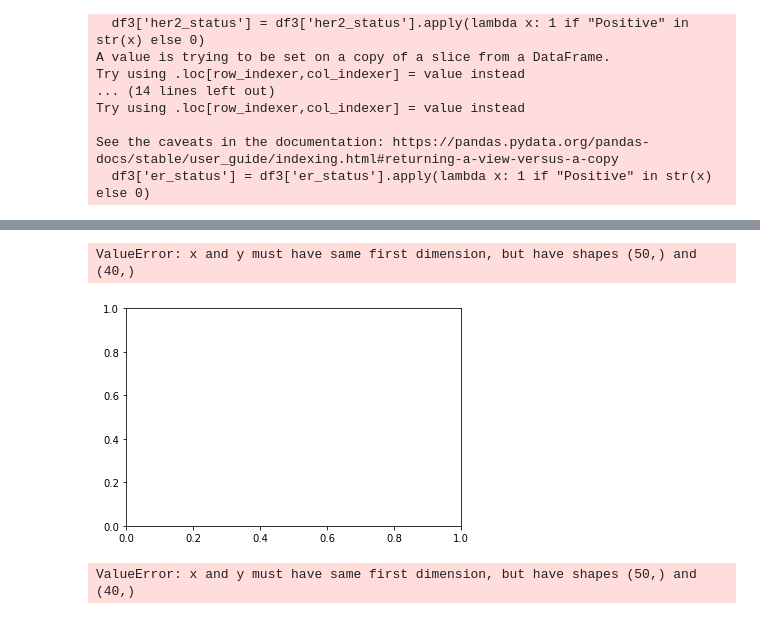
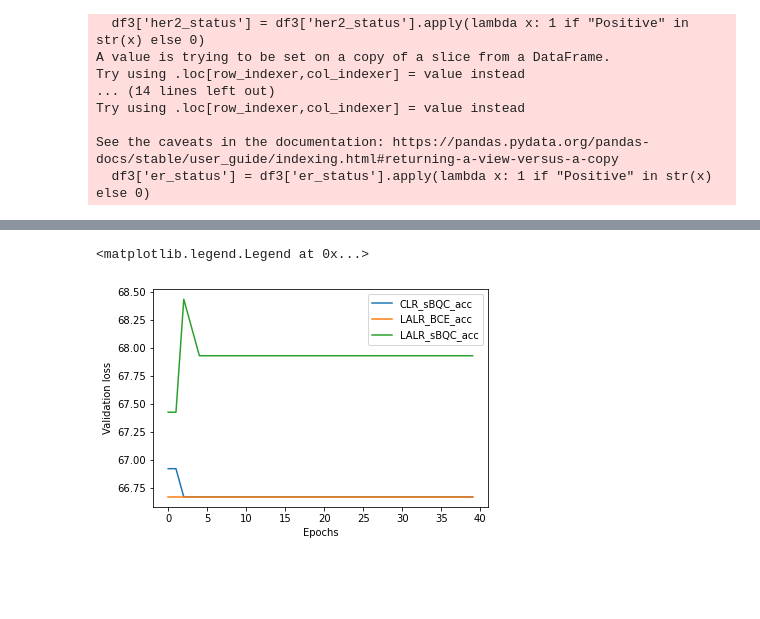
Before and after one commit to aryamanjeendgar/LogGENE, a Jupyter notebook: breastCancer.ipynb, the cells around one changed output, grey strips where cells are left out. Drawn from its saved outputs; the diff is of its cells as text; code cells hidden in the pictures; blank space fills up the shorter version.

```diff
--- a/breastCancer.ipynb
+++ b/breastCancer.ipynb
@@ -171,5 +186,5 @@ X_train, X_test, y_train, y_test = train_test_split(fullX, Y, test_size = 0.20)
 # %%
-batch_is= 128
+batch_is= 64
 # creating torch dataLoaders:
 train_dataset = data_utils.TensorDataset(torch.Tensor(X_train.to_numpy()), torch.Tensor(y_train.to_numpy()))
 test_dataset = data_utils.TensorDataset(torch.Tensor(X_test.to_numpy()), torch.Tensor(y_test.to_numpy()))
@@ -203,9 +217,9 @@ class sBQRL(nn.Module):
 class LALRnetwork(nn.Module):
     def __init__(self, indim):
         super(LALRnetwork,self).__init__()
-        self.l1 = nn.Linear(indim,100)
-        self.l2 = nn.Linear(100,10)
-        self.l3 = nn.Linear(10,1)
+        self.l1 = nn.Linear(indim,1500)
+        self.l2 = nn.Linear(1500,1500)
+        self.l3 = nn.Linear(1500,1)
 
     def forward(self,x):
         x = F.tanh(self.l1(x))
@@ -235,10 +249,10 @@ criterion= sBQRL()
 criterion_= nn.BCELoss()
 h= 0.4
 lr_is = 1e-2
-optimizerLALR_sBQC= torch.optim.SGD(modelLALR_sBQC.parameters(), lr = lr_is)
-optimizerLALR_BCE= torch.optim.SGD(modelLALR_BCE.parameters(), lr = lr_is)
-optimizerCLR_sBQC= torch.optim.SGD(modelCLR_sBQC.parameters(), lr = lr_is)
-optimizerCLR_BCE= torch.optim.SGD(modelCLR_BCE.parameters(), lr = lr_is)
+optimizerLALR_sBQC= torch.optim.Adam(modelLALR_sBQC.parameters(), lr = lr_is)
+optimizerLALR_BCE= torch.optim.Adam(modelLALR_BCE.parameters(), lr = lr_is)
+optimizerCLR_sBQC= torch.optim.Adam(modelCLR_sBQC.parameters(), lr = lr_is)
+optimizerCLR_BCE= torch.optim.Adam(modelCLR_BCE.parameters(), lr = lr_is)
 optimizerLBFGS_sBQC= torch.optim.LBFGS(modelLBFGS_sBQC.parameters(), lr = lr_is)
 
 all_qs = [0.1,0.2,0.3,0.4,0.5,0.6,0.7,0.8,0.9]
@@ -429,2 +443,4 @@ def computeLR(model, trainLoader, mask, tau, bSize= 16):
 
     return (1/LR)*factor
+# %%
+trainLBFGS(modelLBFGS_sBQC, train_loader, test_loader, optimizerLBFGS_sBQC, criterion, tau, 10, ls_list_LBFGS_sBQC, val_list_LBFGS_sBQC, acc_list_LBFGS_sBQC, "sBQC")
@@ -489,20 +513,19 @@ For debugging consider passing CUDA_LAUNCH_BLOCKING=1.
 # %%
 # error plots
 # plt.plot(range(10), ls_list_LALR_sBQC)
 # plt.plot(range(len(val_list_LALR_sBQC)), val_list_LALR_sBQC, label= "LALR_sBQC")
 # plt.plot(range(len(val_list_CLR_sBQC)), val_list_CLR_sBQC, label= "CLR_sBQC")
-# plt.plot(range(len(val_list_LALR_sBQC)), val_list_LALR_BCE, label= "LALR_BCE")
-# plt.plot(range(len(val_list_CLR_sBQC)), val_list_CLR_BCE, label= "CLR_BCE")
+# plt.plot(range(len(val_list_LALR_BCE)), val_list_LALR_BCE, label= "LALR_BCE")
+# plt.plot(range(len(val_list_CLR_BCE)), val_list_CLR_BCE, label= "CLR_BCE")
 # plt.plot(range(len(acc_list_CLR_BCE)), acc_list_CLR_BCE, label= "CLR_BCE_acc")
-# plt.plot(range(len(acc_list_CLR_sBQC)), acc_list_CLR_sBQC, label= "CLR_sBQC_acc")
-# plt.plot(range(len(acc_list_LALR_BCE)), acc_list_LALR_BCE, label= "LALR_BCE_acc")
-# plt.plot(range(len(acc_list_LALR_sBQC)), acc_list_LALR_sBQC, label= "LALR_sBQC_acc")
+plt.plot(range(len(acc_list_CLR_sBQC)), acc_list_CLR_sBQC, label= "CLR_sBQC_acc")
+plt.plot(range(len(acc_list_LALR_BCE)), acc_list_LALR_BCE, label= "LALR_BCE_acc")
+plt.plot(range(len(acc_list_LALR_sBQC)), acc_list_LALR_sBQC, label= "LALR_sBQC_acc")
 # plt.plot(range(len(val_list_LBFGS_sBQC)), val_list_LBFGS_sBQC, label= "LBFGS_sBQC_val")
 # plt.plot(range(len(acc_list_LBFGS_sBQC)), acc_list_LBFGS_sBQC, label= "LBFGS_sBQC_acc")
 plt.xlabel("Epochs")
 plt.ylabel("Validation loss")
 plt.legend()
 # %% [output]
-ValueError: x and y must have same first dimension, but have shapes (50,) and (40,)
+<matplotlib.legend.Legend at 0x...>
-[figure, old version]
+[figure, new version]
-ValueError: x and y must have same first dimension, but have shapes (50,) and (40,)
```
Also changed, not shown: parts of 24 cells of this notebook, 44 other files.
